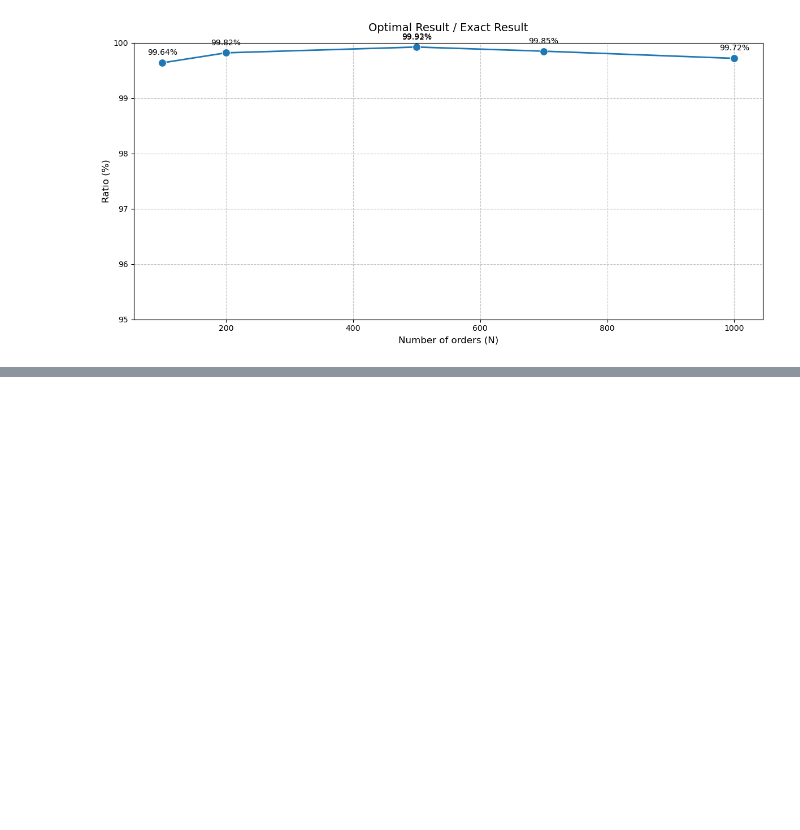
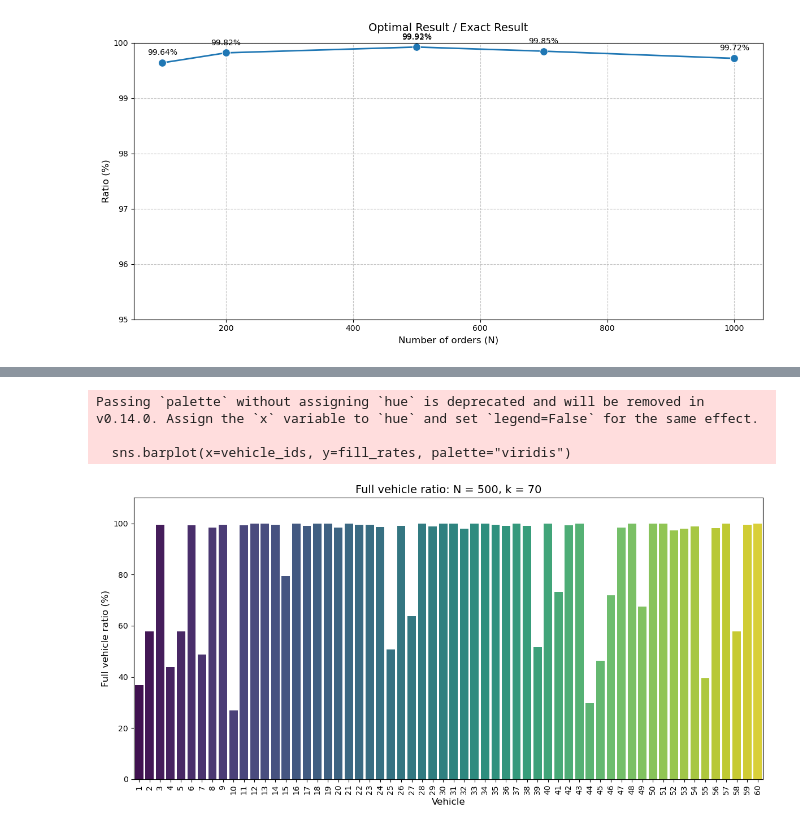
Before and after one commit to trungphandinh/Group-19_Optimization, a Jupyter notebook: Inputs/Input_testing.ipynb, the cells around one changed output, grey strips where cells are left out. Drawn from its saved outputs; the diff is of its cells as text; code cells hidden in the pictures; blank space fills up the shorter version.

```diff
--- a/Inputs/Input_testing.ipynb
+++ b/Inputs/Input_testing.ipynb
@@ -1023,0 +1327,33 @@ plt.show()
+# %%
+import matplotlib.pyplot as plt
+import seaborn as sns
+import numpy as np
+
+# Dữ liệu về tỉ lệ lấp đầy
+vehicle_ids = list(range(1, 61))
+fill_rates = [36.94, 57.89, 99.48, 43.80, 57.89, 99.35, 48.80, 98.31, 99.47, 26.98,
+              99.27, 100.00, 100.00, 99.45, 79.52, 100.00, 98.98, 100.00, 100.00, 98.34,
+              100.00, 99.40, 99.43, 98.55, 50.83, 98.95, 63.73, 100.00, 98.77, 100.00,
+              100.00, 98.03, 100.00, 100.00, 99.53, 99.03, 100.00, 99.09, 51.61, 100.00,
+              73.27, 99.36, 100.00, 29.73, 46.37, 71.95, 98.31, 100.00, 67.44, 100.00,
+              100.00, 97.28, 97.91, 98.85, 39.46, 98.17, 100.00, 57.73, 99.52, 100.00]
+
+# Tạo biểu đồ
+plt.figure(figsize=(12, 6))
+sns.barplot(x=vehicle_ids, y=fill_rates, palette="viridis")
+
+# Thiết lập tiêu đề và nhãn trục
+plt.title("Full vehicle ratio: N = 500, k = 70", fontsize=14)
+plt.xlabel("Vehicle", fontsize=12)
+plt.ylabel("Full vehicle ratio (%)", fontsize=12)
+plt.xticks(rotation=90)
+plt.ylim(0, 110)  # Giới hạn trục tung để dễ quan sát
+
+# Hiển thị biểu đồ
+plt.tight_layout()
+plt.show()
+# %% [output]
+Passing `palette` without assigning `hue` is deprecated and will be removed in v0.14.0. Assign the `x` variable to `hue` and set `legend=False` for the same effect.
+
+  sns.barplot(x=vehicle_ids, y=fill_rates, palette="viridis")
+[figure, added]
```
Also changed, not shown: parts of 6 cells of this notebook, 3 other files.
